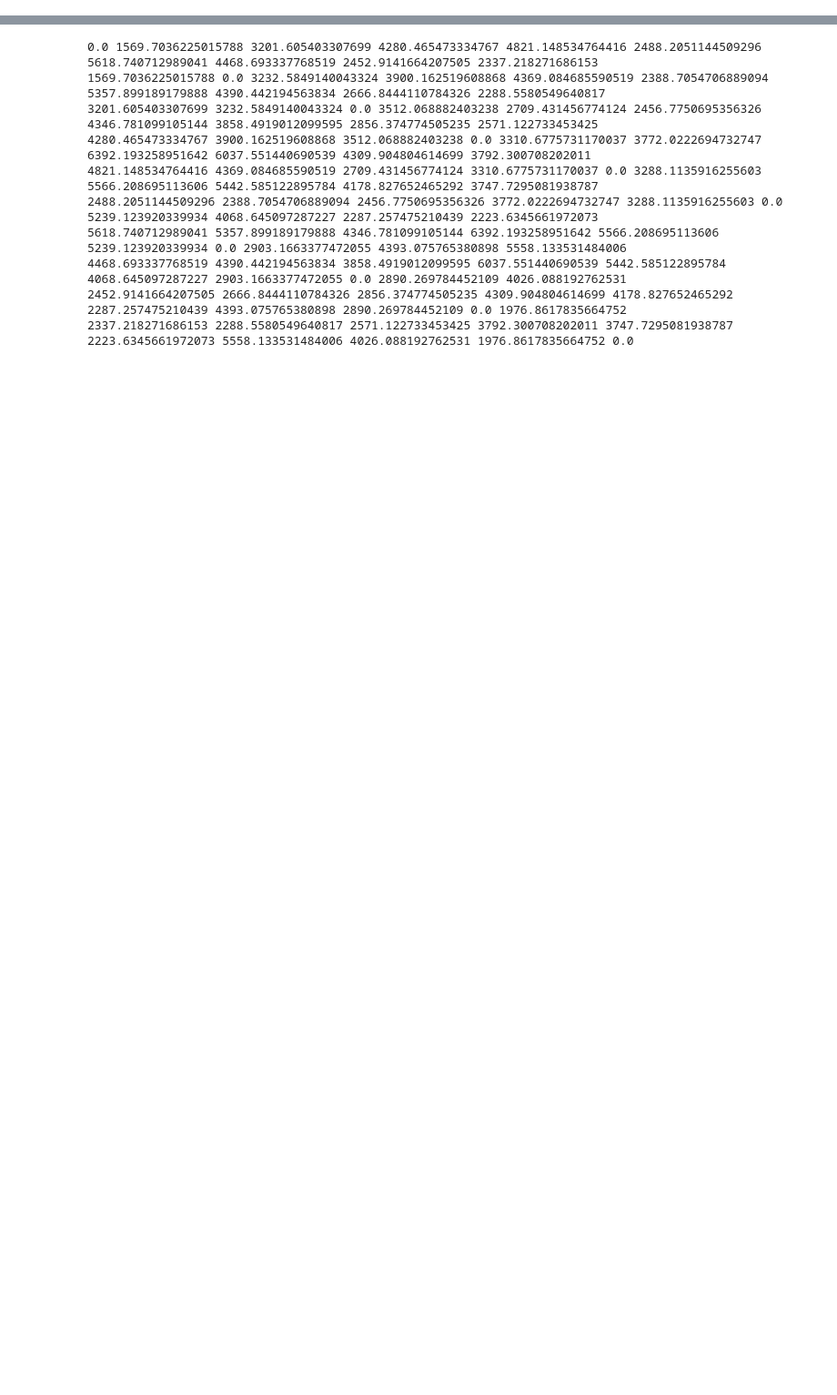
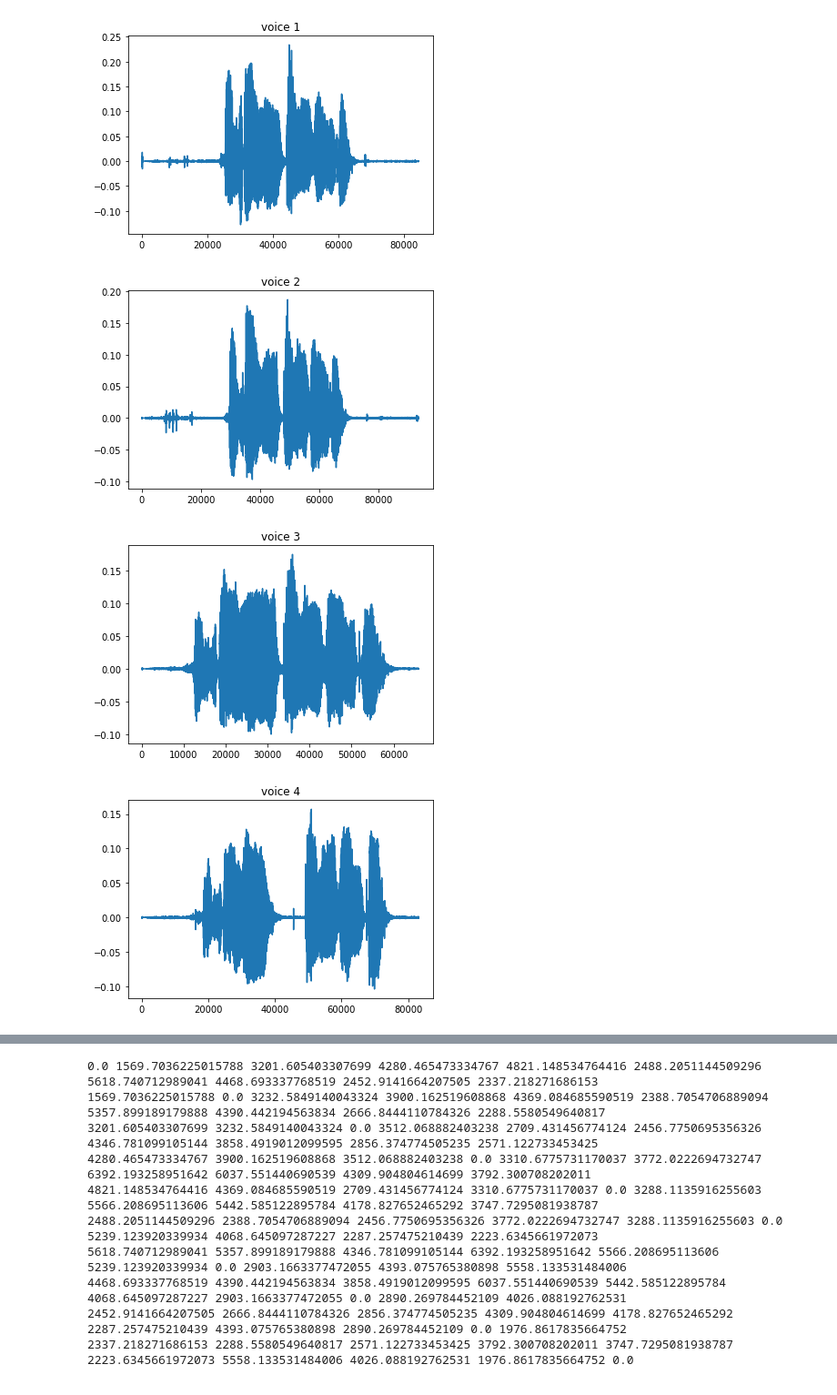
Before and after one commit to hoseindamavandi/Speech-Recognition-DTW, a Jupyter notebook: DTW.ipynb, the cells around one changed output, grey strips where cells are left out. Shown: that part at 91% size. Cells and saved outputs as stored; diff of their text form; code cells hidden in the pictures; blank space fills up the shorter version.

Commit message:
clear outputs and visualize signals

```diff
--- a/DTW.ipynb
+++ b/DTW.ipynb
@@ -95,4 +95,9 @@ for i in range(len_voices):
     y, sr = librosa.load("train/{}.ogg".format(i+1))
     name_voices.append(y)
 # %%
-# plot_signal(name_voices,0)
+plot_signal(name_voices,0)
+# %% [output]
+[figure, added]
+[figure, added]
+[figure, added]
+[figure, added]
```
Also changed, not shown: parts of 5 cells of this notebook.
